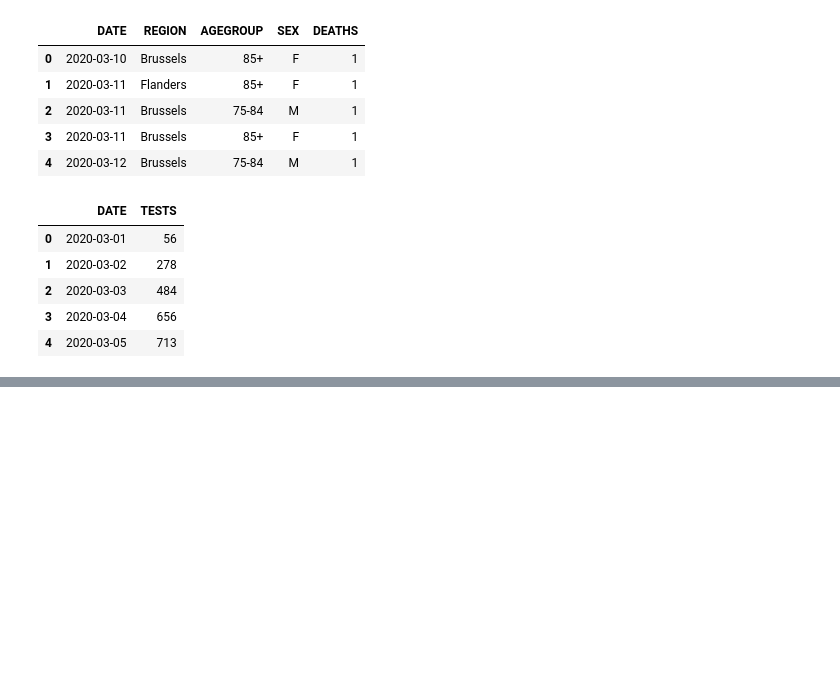
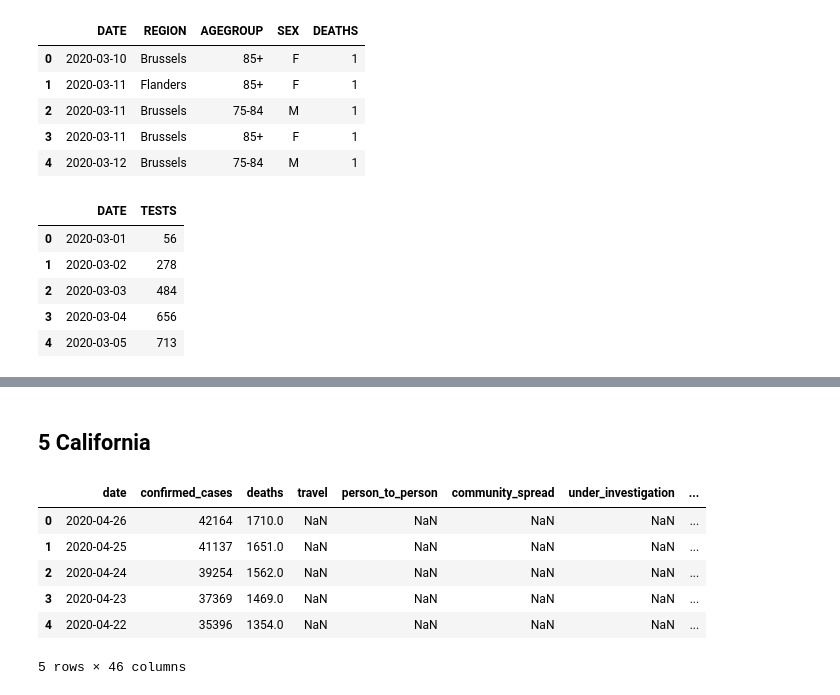
Before and after one commit to com-480-data-visualization/com-480-project-pouletpanier, a Jupyter notebook: Milstone2.ipynb, the cells around one changed output, grey strips where cells are left out. Saved outputs shown, nothing was run; the diff lists cells and outputs as text; code cells hidden in the pictures; blank space fills up the shorter version.

```diff
--- a/Milstone2.ipynb
+++ b/Milstone2.ipynb
@@ -181,0 +499,16 @@ covid_be_tests.head()
+# %% [markdown]
+## 5 California
+# %%
+PATH_COVID_CLFN = os.path.expanduser('/Users/olivier/Documents/GitHub/com-480-project-pouletpanier/data/detailed_data/california-coronavirus-data/cdph-state-totals.csv')
+# %%
+covid_clfn = pd.read_csv(PATH_COVID_CLFN)
+# %%
+covid_clfn.head()
+# %% [output]
+|  | date | confirmed_cases | deaths | travel | person_to_person | community_spread | under_investigation | ... |
+| 0 | 2020-04-26 | 42164 | 1710.0 | NaN | NaN | NaN | NaN | ... |
+| 1 | 2020-04-25 | 41137 | 1651.0 | NaN | NaN | NaN | NaN | ... |
+| 2 | 2020-04-24 | 39254 | 1562.0 | NaN | NaN | NaN | NaN | ... |
+| 3 | 2020-04-23 | 37369 | 1469.0 | NaN | NaN | NaN | NaN | ... |
+| 4 | 2020-04-22 | 35396 | 1354.0 | NaN | NaN | NaN | NaN | ... |
+5 rows × 46 columns
```
Also changed, not shown: parts of 69 cells of this notebook.
